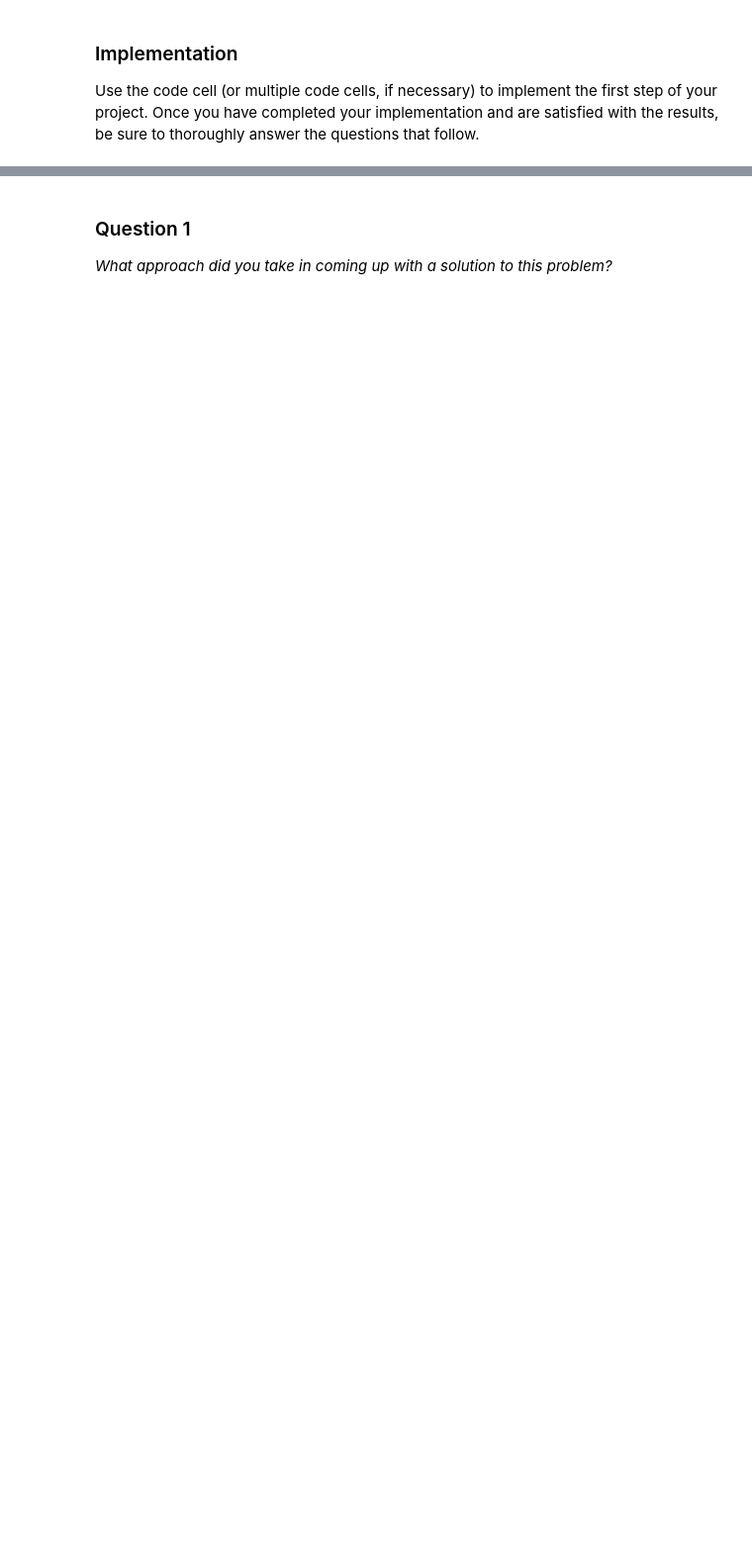
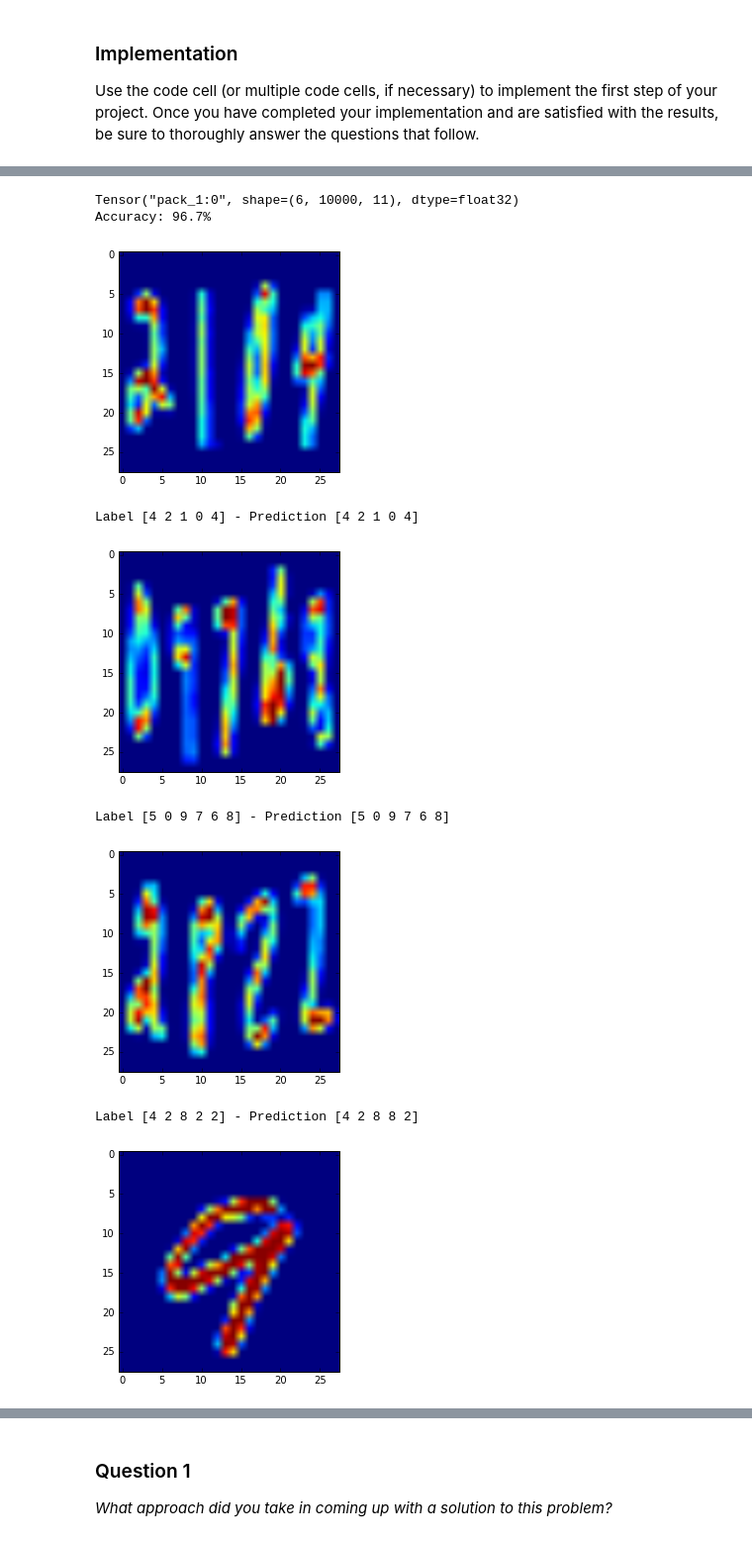
Before and after one commit to kscasado/Udacity_Machine_Learning, a Jupyter notebook: digit_recognition/digit_recognition.ipynb, the cells around one changed output, grey strips where cells are left out. Shown at 99% size. Saved outputs shown, nothing was run; the diff lists cells and outputs as text; code cells hidden in the pictures; blank space fills up the shorter version.

Commit message:
included svnh model

```diff
--- a/digit_recognition/digit_recognition.ipynb
+++ b/digit_recognition/digit_recognition.ipynb
@@ -140,6 +140,7 @@ PATCH_SIZE = 5
 DEPTH_1 = 16
 DEPTH_2 = 32
 DEPTH_3 = 64
+
 NODES = 64
 
 graph = tf.Graph()
@@ -194,8 +195,9 @@ with graph.as_default():
         conv2 = tf.nn.relu(tf.nn.bias_add(kernel2, conv2_biases))
         pool2 = tf.nn.max_pool(conv2, ksize=[1, 2, 2, 1], strides=[1, 2, 2, 1], padding='SAME')
         norm2 = tf.nn.local_response_normalization(pool2)
+        drop2 = tf.nn.dropout(norm2,keep_prob=.8)
 
-        kernel3 = tf.nn.conv2d(norm2, conv3_weights, [1, 1, 1, 1], padding='VALID')
+        kernel3 = tf.nn.conv2d(drop2, conv3_weights, [1, 1, 1, 1], padding='VALID')
         conv3 = tf.nn.relu(tf.nn.bias_add(kernel3, conv3_biases))
         norm3 = tf.nn.local_response_normalization(conv3)
         pool = tf.nn.max_pool(norm3, ksize=[1, 2, 2, 1], strides=[1, 2, 2, 1], padding='SAME')
@@ -226,7 +228,7 @@ with graph.as_default():
     loss = lL+l1+l2+l3+l4+l5
 
       # Optimizer.
-    optimizer = tf.train.AdagradOptimizer(0.01).minimize(loss)
+    optimizer = tf.train.AdamOptimizer(0.01).minimize(loss)
 
       # Predictions for the training, validation, and test data.
     train_prediction = tf.pack([
@@ -236,13 +238,6 @@ with graph.as_default():
                           tf.nn.softmax(model(tf_train_dataset)[3]),\
                           tf.nn.softmax(model(tf_train_dataset)[4]),\
                           tf.nn.softmax(model(tf_train_dataset)[5])])
-#     valid_prediction = tf.pack([
-#                           tf.nn.softmax(model(tf_valid_dataset)[0]),\
-#                           tf.nn.softmax(model(tf_valid_dataset)[1]),\
-#                           tf.nn.softmax(model(tf_valid_dataset)[2]),\
-#                           tf.nn.softmax(model(tf_valid_dataset)[3]),\
-#                           tf.nn.softmax(model(tf_valid_dataset)[4]),\
-#                           tf.nn.softmax(model(tf_valid_dataset)[5])])
     test_prediction = tf.pack([
                           tf.nn.softmax(model(tf_test_dataset)[0]),\
                           tf.nn.softmax(model(tf_test_dataset)[1]),\
@@ -271,7 +266,7 @@ with tf.Session(graph=graph) as session:
         if (step % 500 == 0):
             print('Minibatch loss at step %d: %f' % (step, l))
             print('Minibatch accuracy: %.1f%%' % accuracy(predictions, batch_labels))
-            #print('Validation accuracy: %.1f%%' % accuracy(valid_prediction.eval(), valid_labels))
+
     sp = saver.save(session, "tmp/MNIST-CNN-sequence-L.ckpt")
     print('Model Saved')
     print('Test accuracy: %.1f%%' % accuracy(test_prediction.eval(), test_labels))
@@ -305,0 +279,22 @@ AttributeError: 'list' object has no attribute 'shape'
+# %%
+
+with tf.Session(graph=graph) as sess:
+    saver = tf.train.Saver()
+    sp = saver.restore(sess, "tmp/MNIST-CNN-sequence-L.ckpt")
+    print(test_prediction)
+    predictions = tf.transpose(tf.argmax(test_prediction, 2))
+#     print(predictions.eval().shape)
+#     print('test_images',test_images[100:110])
+#     print('test_labels',test_labels[100:110])
+#     print('predictions.eval',predictions.eval()[100])
+    check_predictions(test_images[100:110],test_labels[100:110],predictions.eval()[100:110])
+# %% [output]
+Tensor("pack_1:0", shape=(6, 10000, 11), dtype=float32)
+Accuracy: 96.7%
+[figure, added]
+Label [4 2 1 0 4] - Prediction [4 2 1 0 4]
+[figure, added]
+Label [5 0 9 7 6 8] - Prediction [5 0 9 7 6 8]
+[figure, added]
+Label [4 2 8 2 2] - Prediction [4 2 8 8 2]
+[figure, added]
```
Also changed, not shown: parts of 25 cells of this notebook.
